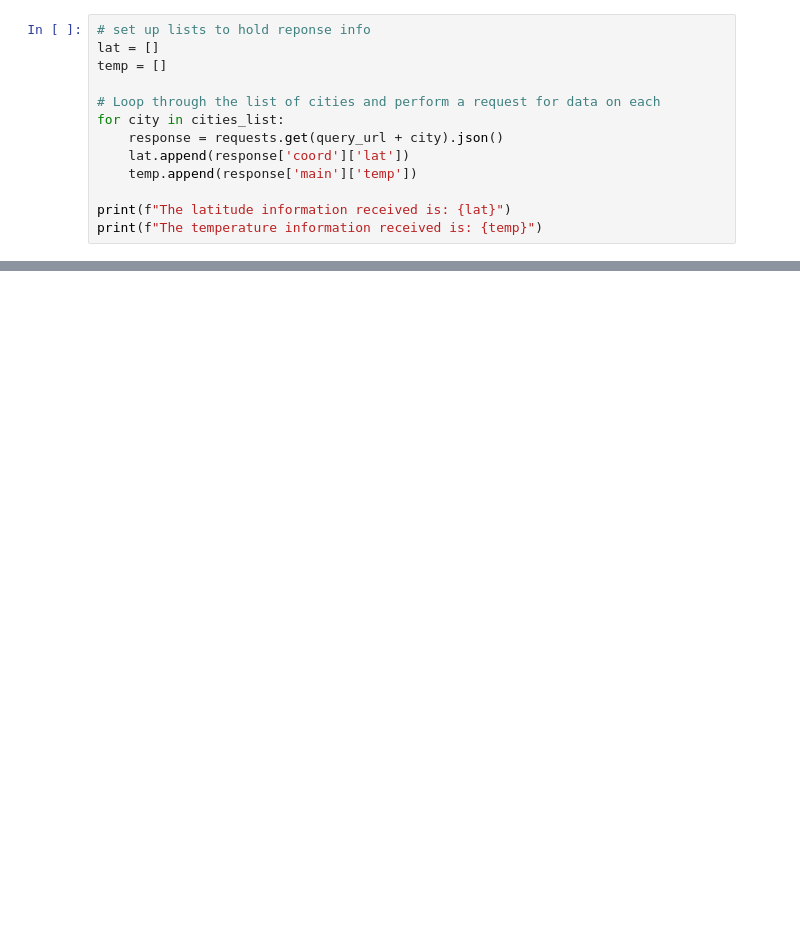
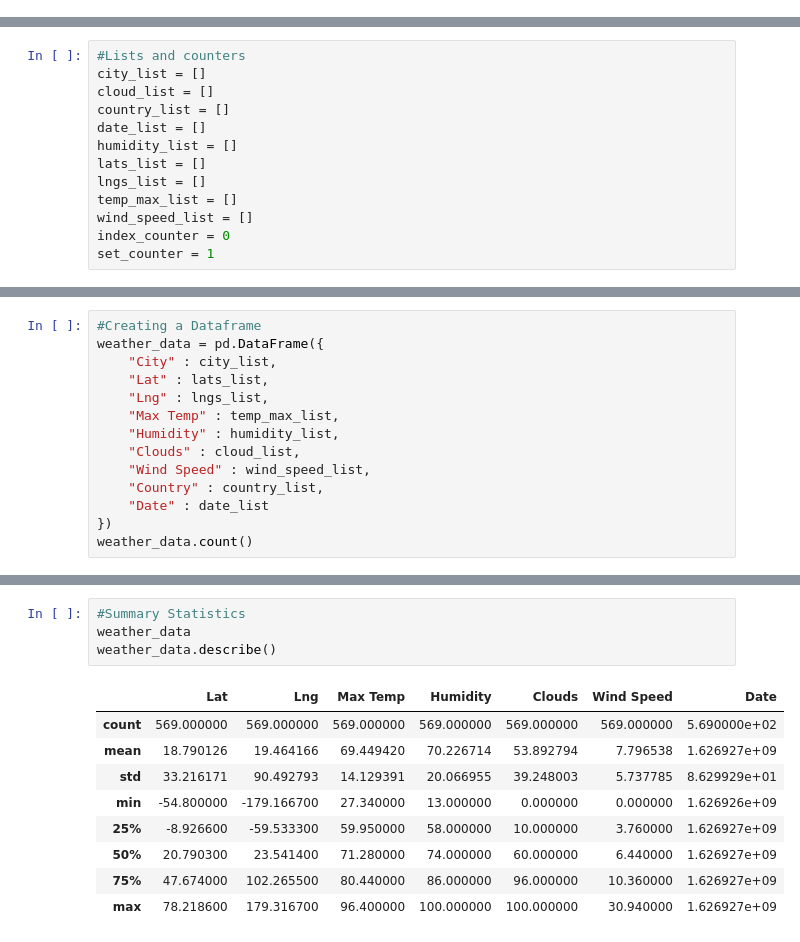
Before and after one commit to HarshitaRahul/Python-api-challenge, a Jupyter notebook: weather/WeatherPy.ipynb, the cells around one changed output, grey strips where cells are left out. Saved outputs shown, nothing was run; the diff lists cells and outputs as text; blank space fills up the shorter version.

```diff
--- a/weather/WeatherPy.ipynb
+++ b/weather/WeatherPy.ipynb
@@ -43,13 +75,0 @@ query_url = f"{url}appid={weather_api_key}&units={units}&q="
-# %%
-# set up lists to hold reponse info
-lat = []
-temp = []
-
-# Loop through the list of cities and perform a request for data on each
-for city in cities_list:
-    response = requests.get(query_url + city).json()
-    lat.append(response['coord']['lat'])
-    temp.append(response['main']['temp'])
-
-print(f"The latitude information received is: {lat}")
-print(f"The temperature information received is: {temp}")
@@ -58,0 +76,13 @@ The temperature information received is: [11.8, 21.25, 3.19, 26.47, 11.14, 25.01
+# %%
+#Lists and counters
+city_list = []
+cloud_list = []
+country_list = []
+date_list = []
+humidity_list = []
+lats_list = []
+lngs_list = []
+temp_max_list = []
+wind_speed_list = []
+index_counter = 0
+set_counter = 1
@@ -58,0 +143,14 @@ The temperature information received is: [11.8, 21.25, 3.19, 26.47, 11.14, 25.01
+# %%
+#Creating a Dataframe
+weather_data = pd.DataFrame({
+    "City" : city_list,
+    "Lat" : lats_list,
+    "Lng" : lngs_list,
+    "Max Temp" : temp_max_list,
+    "Humidity" : humidity_list,
+    "Clouds" : cloud_list,
+    "Wind Speed" : wind_speed_list,
+    "Country" : country_list,
+    "Date" : date_list
+})
+weather_data.count()
@@ -58,0 +180,14 @@ The temperature information received is: [11.8, 21.25, 3.19, 26.47, 11.14, 25.01
+# %%
+#Summary Statistics
+weather_data
+weather_data.describe()
+# %% [output]
+|  | Lat | Lng | Max Temp | Humidity | Clouds | Wind Speed | Date |
+| count | 569.000000 | 569.000000 | 569.000000 | 569.000000 | 569.000000 | 569.000000 | 5.690000e+02 |
+| mean | 18.790126 | 19.464166 | 69.449420 | 70.226714 | 53.892794 | 7.796538 | 1.626927e+09 |
+| std | 33.216171 | 90.492793 | 14.129391 | 20.066955 | 39.248003 | 5.737785 | 8.629929e+01 |
+| min | -54.800000 | -179.166700 | 27.340000 | 13.000000 | 0.000000 | 0.000000 | 1.626926e+09 |
+| 25% | -8.926600 | -59.533300 | 59.950000 | 58.000000 | 10.000000 | 3.760000 | 1.626927e+09 |
+| 50% | 20.790300 | 23.541400 | 71.280000 | 74.000000 | 60.000000 | 6.440000 | 1.626927e+09 |
+| 75% | 47.674000 | 102.265500 | 80.440000 | 86.000000 | 96.000000 | 10.360000 | 1.626927e+09 |
+| max | 78.218600 | 179.316700 | 96.400000 | 100.000000 | 100.000000 | 30.940000 | 1.626927e+09 |
```
Also changed, not shown: parts of 14 cells of this notebook, 10 other files.
